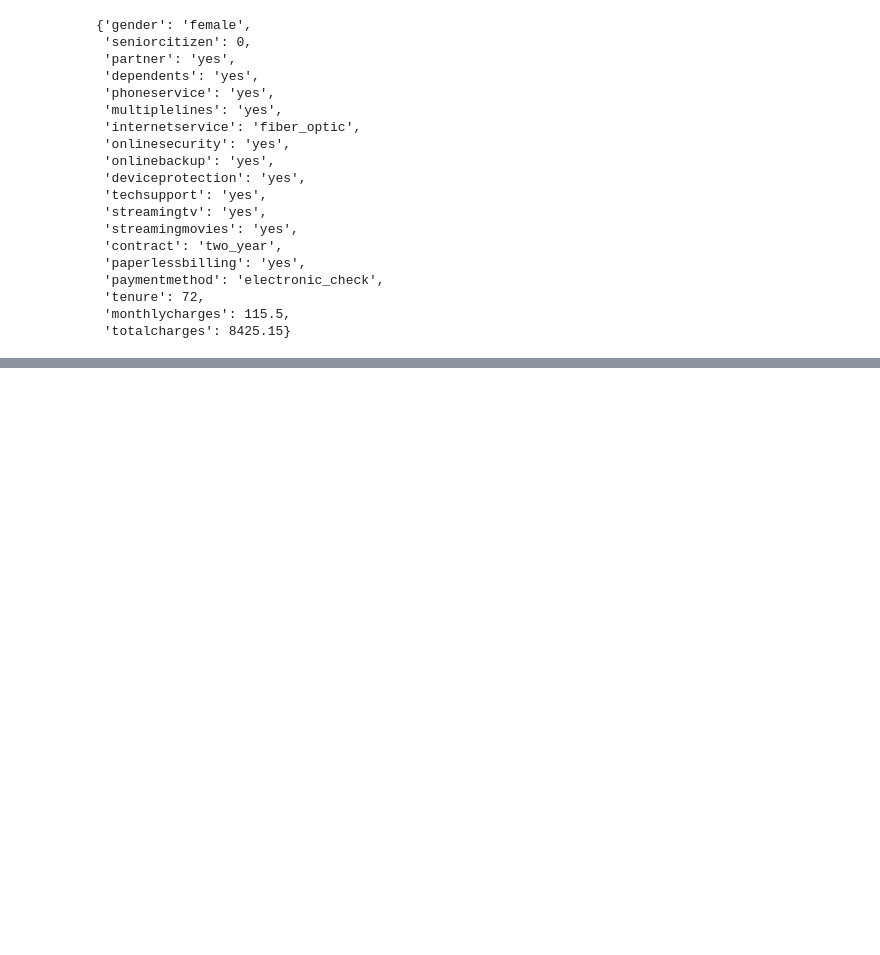
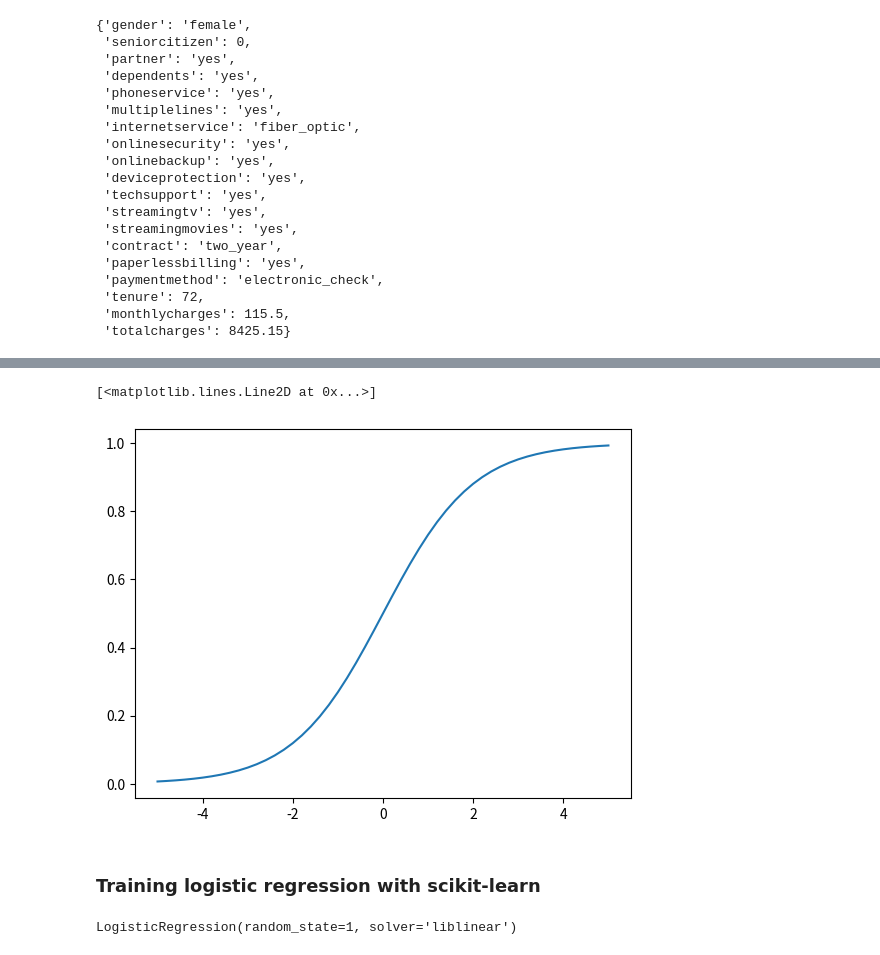
Before and after one commit to Robert-CPX/ML-DTC, a Jupyter notebook: churn-prediction/churn-prediction.ipynb, the cells around one changed output, grey strips where cells are left out. Cells and saved outputs as stored; diff of their text form; code cells hidden in the pictures; blank space fills up the shorter version.

```diff
--- a/churn-prediction/churn-prediction.ipynb
+++ b/churn-prediction/churn-prediction.ipynb
@@ -324,0 +325,6 @@ x_val = dv.transform(val_dicts)
+# %%
+def sigmoid(z):
+    return 1 / (1 + np.exp(-z))
+# %%
+z = np.linspace(-5, 5, 51)
+sigmoid(z)
@@ -324,0 +343,5 @@ x_val = dv.transform(val_dicts)
+# %%
+plt.plot(z, sigmoid(z))
+# %% [output]
+[<matplotlib.lines.Line2D at 0x...>]
+[figure, added]
@@ -324,0 +363,2 @@ x_val = dv.transform(val_dicts)
+# %% [markdown]
+### Training logistic regression with scikit-learn
@@ -324,0 +367,6 @@ x_val = dv.transform(val_dicts)
+# %%
+# model = LogisticRegression()
+model = LogisticRegression(solver='liblinear', random_state=1)
+model.fit(x_train, y_train)
+# %% [output]
+LogisticRegression(random_state=1, solver='liblinear')
```
Also changed, not shown: parts of 29 cells of this notebook.
